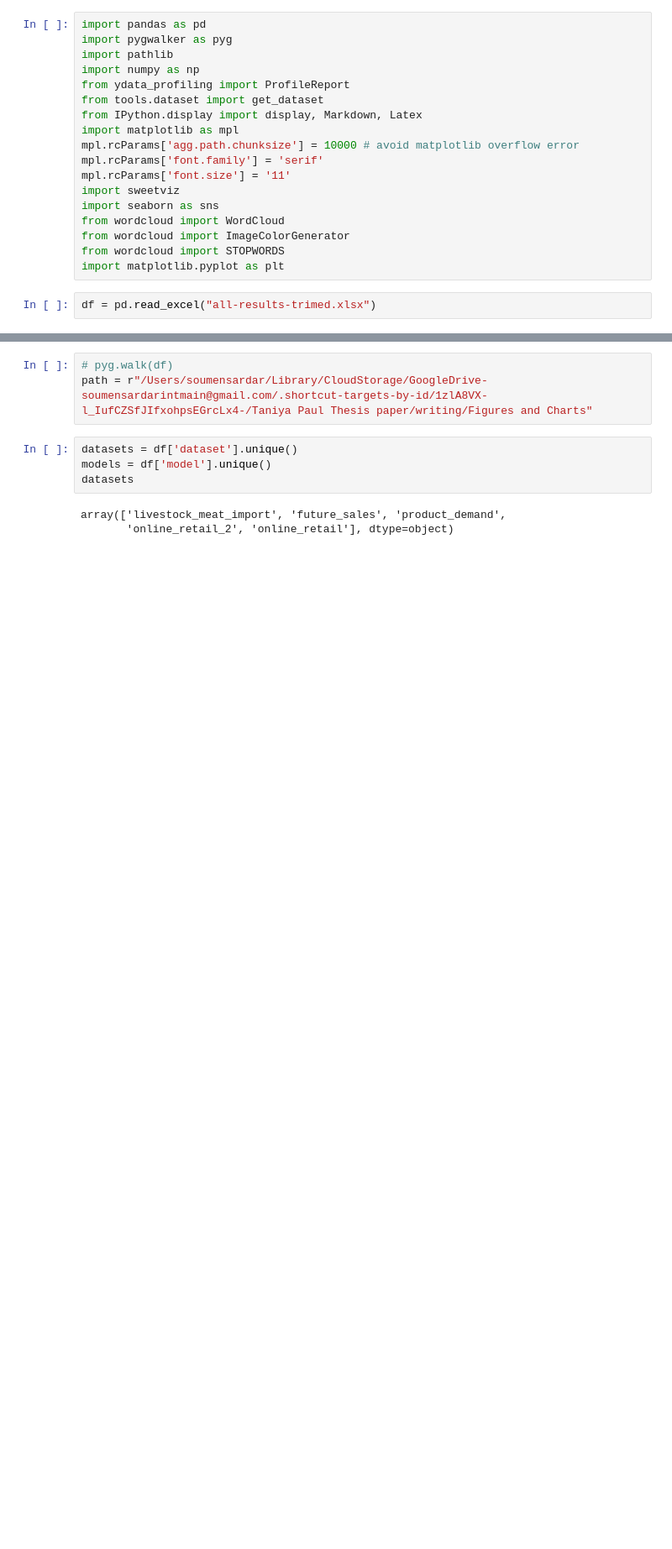
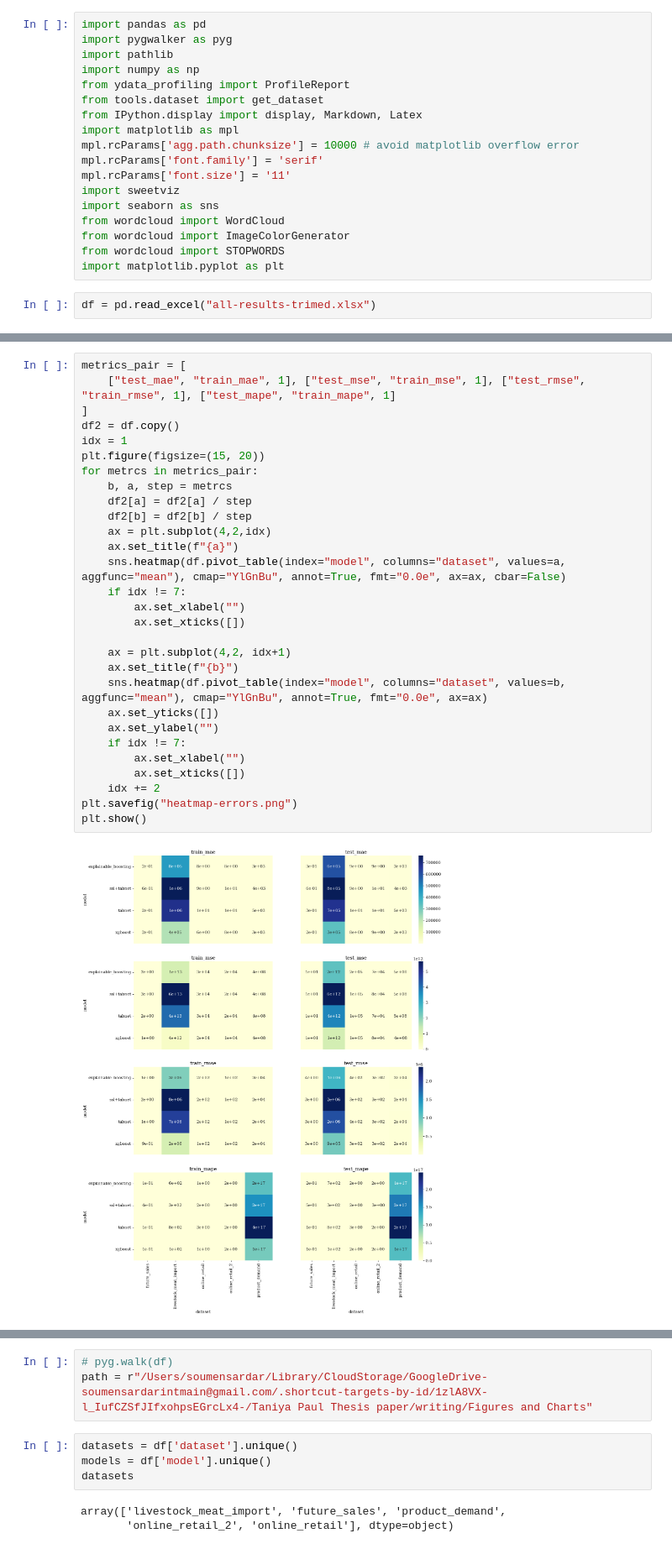
Before and after one commit to Redcof/supply-chain-4.0, a Jupyter notebook: result.ipynb, the cells around one changed output, grey strips where cells are left out. Shown at 84% size. Cells and saved outputs as stored; diff of their text form; blank space fills up the shorter version.

```diff
--- a/result.ipynb
+++ b/result.ipynb
@@ -29,0 +56,31 @@ df.head()
+# %%
+metrics_pair = [
+    ["test_mae", "train_mae", 1], ["test_mse", "train_mse", 1], ["test_rmse", "train_rmse", 1], ["test_mape", "train_mape", 1]
+]
+df2 = df.copy()
+idx = 1
+plt.figure(figsize=(15, 20))
+for metrcs in metrics_pair:
+    b, a, step = metrcs
+    df2[a] = df2[a] / step
+    df2[b] = df2[b] / step
+    ax = plt.subplot(4,2,idx)
+    ax.set_title(f"{a}")
+    sns.heatmap(df.pivot_table(index="model", columns="dataset", values=a, aggfunc="mean"), cmap="YlGnBu", annot=True, fmt="0.0e", ax=ax, cbar=False)
+    if idx != 7:
+        ax.set_xlabel("")
+        ax.set_xticks([])
+
+    ax = plt.subplot(4,2, idx+1)
+    ax.set_title(f"{b}")
+    sns.heatmap(df.pivot_table(index="model", columns="dataset", values=b, aggfunc="mean"), cmap="YlGnBu", annot=True, fmt="0.0e", ax=ax)
+    ax.set_yticks([])
+    ax.set_ylabel("")
+    if idx != 7:
+        ax.set_xlabel("")
+        ax.set_xticks([])
+    idx += 2
+plt.savefig("heatmap-errors.png")
+plt.show()
+# %% [output]
+[figure, added]
```
Also changed, not shown: parts of 3 cells of this notebook.
